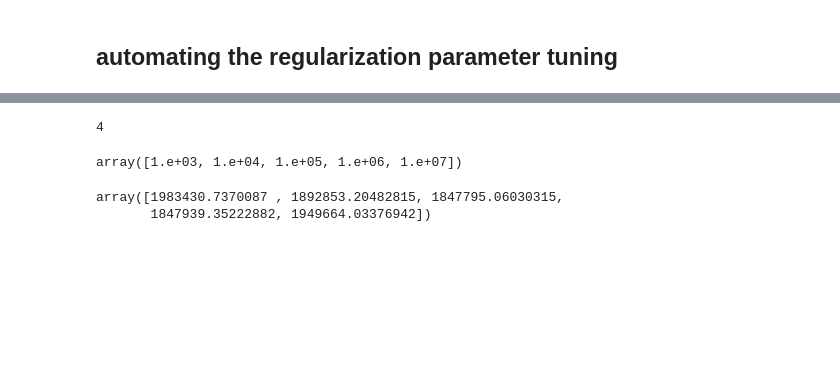
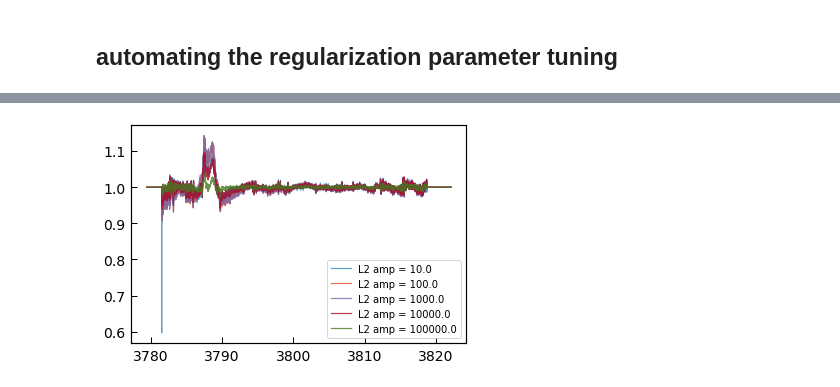
Before and after one commit to megbedell/wobble, a Jupyter notebook: regularization3.ipynb, the cells around one changed output, grey strips where cells are left out. Saved outputs shown, nothing was run; the diff lists cells and outputs as text; code cells hidden in the pictures; blank space fills up the shorter version.

```diff
--- a/regularization3.ipynb
+++ b/regularization3.ipynb
@@ -98,13 +128,8 @@ plt.xscale('log')
-# %%
-validation_epochs[0]
-# %% [output]
-4
-# %%
-grid
-# %% [output]
-array([1.e+03, 1.e+04, 1.e+05, 1.e+06, 1.e+07])
-# %%
-nll_grid
-# %% [output]
-array([1983430.7370087 , 1892853.20482815, 1847795.06030315,
-       1847939.35222882, 1949664.03376942])
+# %%
+for v,t in zip(grid, template_grid):
+    plt.plot(np.exp(training_results.tellurics_template_xs[0]), np.exp(t),
+             label="L2 amp = {0}".format(v),alpha = 0.8)
+plt.legend()
+plt.savefig('telluric_L2.png')
+# %% [output]
+[figure, added]
```
Also changed, not shown: parts of 18 cells of this notebook, 4 other files.
